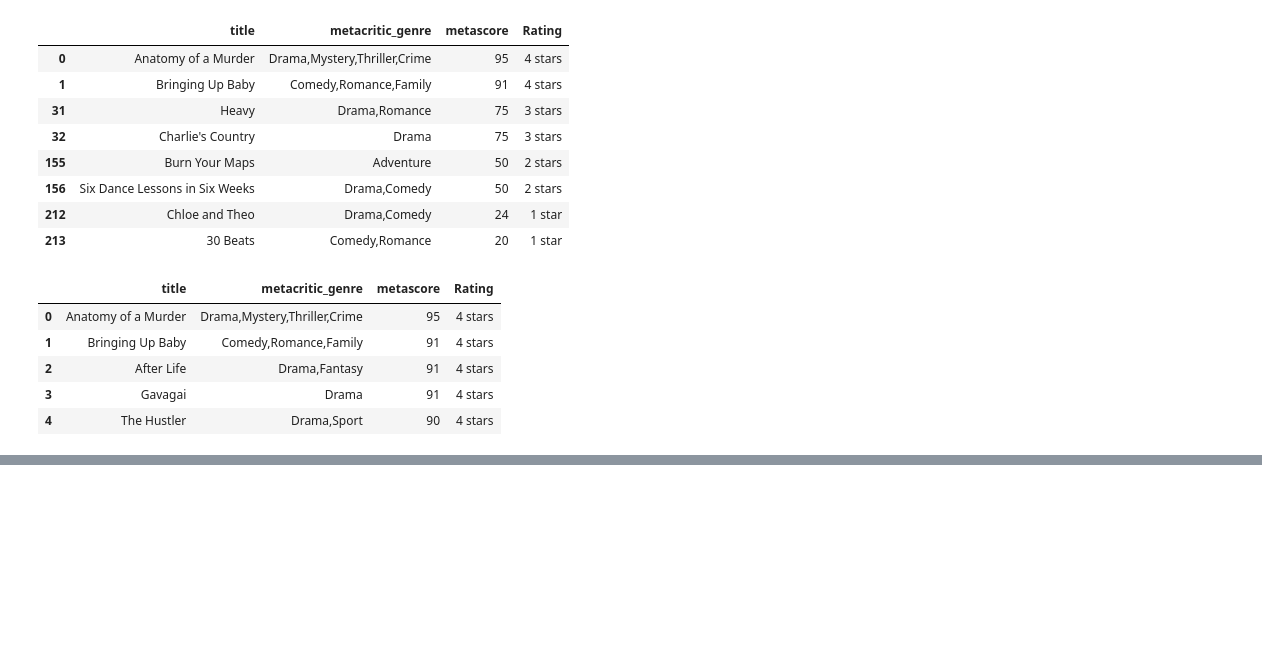
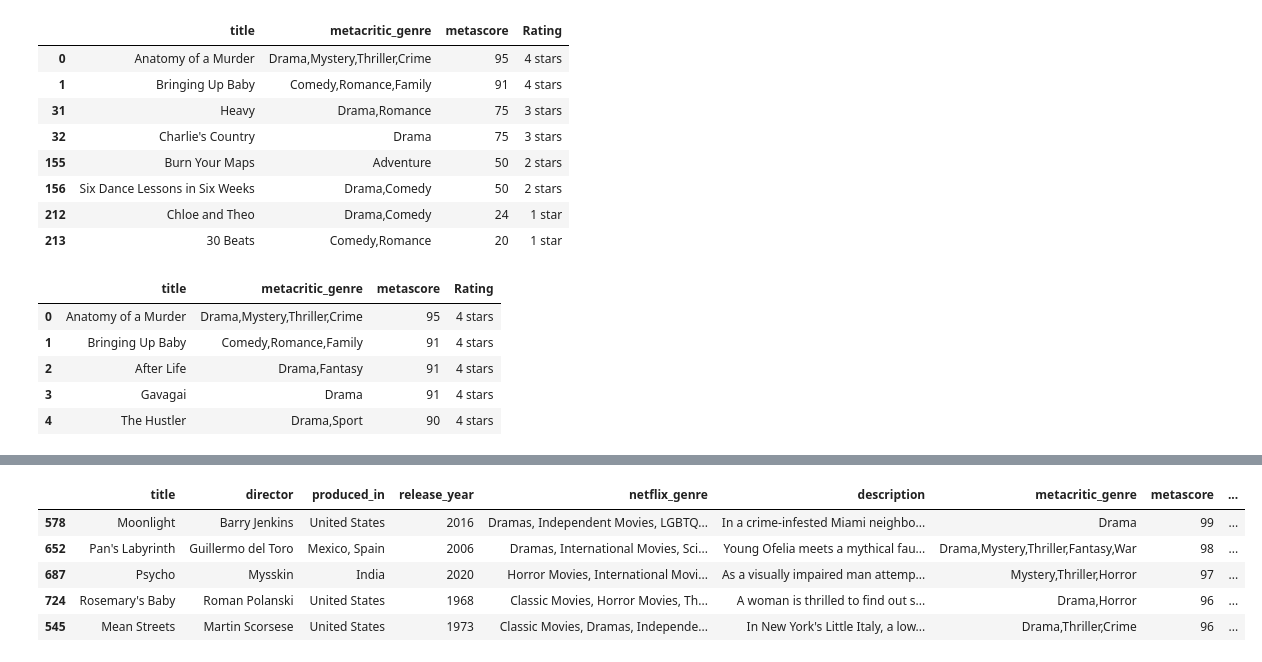
Before and after one commit to angelilucila/Group9_ETL, a Jupyter notebook: Netflix-Angeli.ipynb, the cells around one changed output, grey strips where cells are left out. Drawn from its saved outputs; the diff is of its cells as text; code cells hidden in the pictures; blank space fills up the shorter version.

```diff
--- a/Netflix-Angeli.ipynb
+++ b/Netflix-Angeli.ipynb
@@ -359,6 +359,18 @@ merge_movie_df.head()
 | 2 | 1922 | Zak Hilditch | United States | 2017 | Dramas, Thrillers | A farmer pens a confession admitt... | Drama,Mystery,Thriller,Horror,Crime | 70 | ... |
 | 3 | 22-Jul | Paul Greengrass | Norway, Iceland, United States | 2018 | Dramas, Thrillers | After devastating terror attacks ... | Biography,Drama,History,Thriller,... | 69 | ... |
 | 4 | Æon Flux | Karyn Kusama | United States | 2005 | Action & Adventure, Sci-Fi & Fantasy | Aiming to hasten an uprising, the... | Action,Adventure,Sci-Fi,Thriller | 36 | ... |
+# %%
+# Sort Descending metascore
+sort_merge_df = merge_movie_df.sort_values(by='metascore', ascending=False)
+use_this_df = sort_merge_df
+use_this_df.head()
+# %% [output]
+|  | title | director | produced_in | release_year | netflix_genre | description | metacritic_genre | metascore | ... |
+| 578 | Moonlight | Barry Jenkins | United States | 2016 | Dramas, Independent Movies, LGBTQ... | In a crime-infested Miami neighbo... | Drama | 99 | ... |
+| 652 | Pan's Labyrinth | Guillermo del Toro | Mexico, Spain | 2006 | Dramas, International Movies, Sci... | Young Ofelia meets a mythical fau... | Drama,Mystery,Thriller,Fantasy,War | 98 | ... |
+| 687 | Psycho | Mysskin | India | 2020 | Horror Movies, International Movi... | As a visually impaired man attemp... | Mystery,Thriller,Horror | 97 | ... |
+| 724 | Rosemary's Baby | Roman Polanski | United States | 1968 | Classic Movies, Horror Movies, Th... | A woman is thrilled to find out s... | Drama,Horror | 96 | ... |
+| 545 | Mean Streets | Martin Scorsese | United States | 1973 | Classic Movies, Dramas, Independe... | In New York's Little Italy, a low... | Drama,Thriller,Crime | 96 | ... |
 # %%
 #  Create database connection (need to update.. this is from class example)
 # # connection_string = "postgres:postgres@localhost:5432/customer_db"
```
